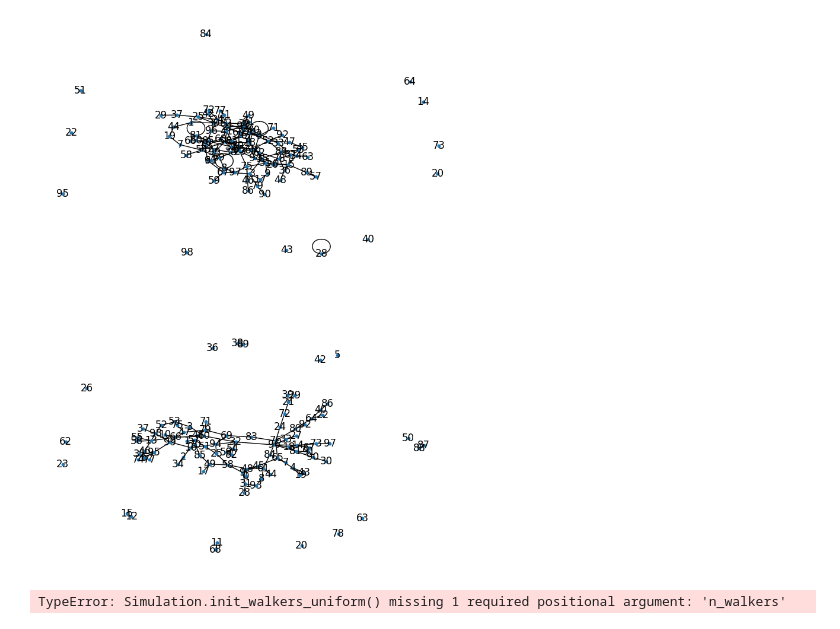
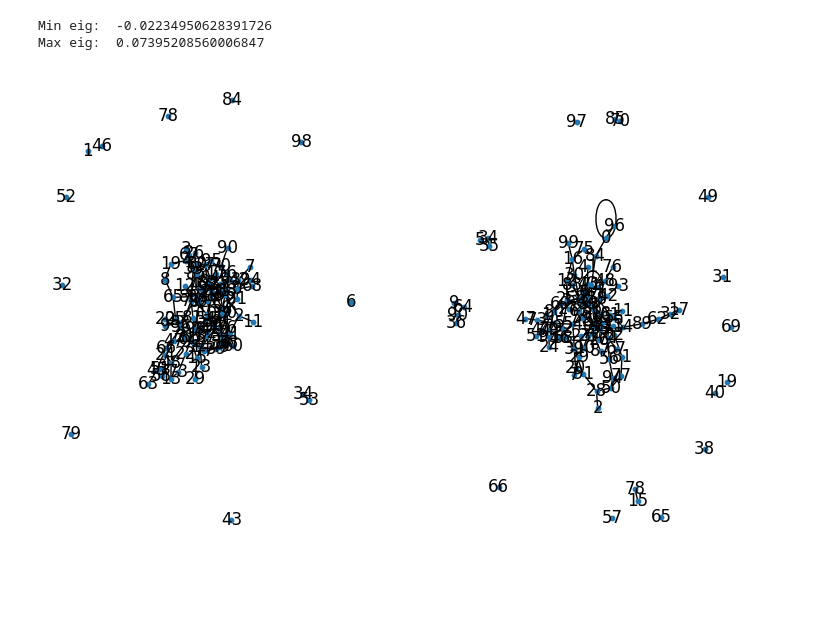
Before and after one commit to andrinr/uzh-networks, a Jupyter notebook: ex11/main.ipynb, the cells around one changed output. Cells and saved outputs as stored; diff of their text form; code cells hidden in the pictures; blank space fills up the shorter version.

```diff
--- a/ex11/main.ipynb
+++ b/ex11/main.ipynb
@@ -42,23 +28,26 @@ for i in range(n_graphs):
 # %%
-def compute_B(G, D_I, beta, mu):
-    N = G.number_of_nodes()
-    B = np.zeros((N,N))
-    A = nx.to_numpy_array(G)
-    degs = np.array([d for v, d in G.degree()])
+def compute_B(G, D_I, beta, mu, n_walkers):
+    largest_cc = max(nx.connected_components(G), key=len)
+    F = G.subgraph(largest_cc).copy()
+
+    N_tilde = F.number_of_nodes()
+    B = np.zeros((N_tilde,N_tilde))
+    A = nx.to_numpy_array(F)
+    degs = np.array([d for v, d in F.degree()])
+
     avg_deg = np.average(degs)
-    for i in range(N):
-        for j in range(N):
+    for i in range(N_tilde):
+        for j in range(N_tilde):
             eq = int(i == j)
-            B[i,j] += eq * ((beta * N) / (avg_deg * N) * degs[i] - mu - D_I)
-            if degs[j] != 0:
-                B[i,j] += (1- eq) * D_I * A[j,i] / degs[j]
+            B[i,j] += eq * ((beta * n_walkers) / (avg_deg * N_tilde) * degs[i] - mu - D_I)
+            B[i,j] += (1- eq) * D_I * A[j,i] / degs[j]
     return B
 # %%
-Bs = []
 D_S = 1.0
 D_I = 0.1
 beta = 1 / 1000
 mu = 1 / 10
+n_walkers = 5000
 
 min_eig = np.inf
 max_eig = -np.inf
@@ -67,29 +56,27 @@ G_1 = None
 G_2 = None
 
 for i in range(n_graphs):
-    B = compute_B(graphs[i], D_I, beta, mu)
+    B = compute_B(graphs[i], D_I, beta, mu, n_walkers)
     eig, _ = np.linalg.eig(B)
-    eig_max = np.max(eig)
+    c = np.max(eig)
 
-    if eig_max < min_eig:
-        min_eig = eig_max
+    if c < min_eig:
+        min_eig = c
         G_1 = graphs[i]
 
-    if eig_max > max_eig:
-        max_eig = eig_max
+    if c > max_eig:
+        max_eig = c
         G_2 = graphs[i]
+
+print("Min eig: ", min_eig)
+print("Max eig: ", max_eig)
+# %% [output]
+Min eig:  -0.02234950628391726
+Max eig:  0.07395208560006847
 # %%
-fig, (ax1, ax2) = plt.subplots(nrows=2, ncols=1, figsize=(9, 12))
+fig, (ax1, ax2) = plt.subplots(nrows=1, ncols=2, figsize=(9, 6))
 
 nx.draw(G_1, node_size = 10, with_labels = True, ax = ax1)
 nx.draw(G_2, node_size = 10, with_labels = True, ax = ax2)
 # %% [output]
-[figure, old version]
+[figure, new version]
-# %%
-# all walkers start at node 10
-sim_1 = Simulation(G_1, D_S, D_I, beta, mu)\
-    .init_walkers_uniform(5000)\
-    .infect_walkers(0.01)\
-    .run(10)
-# %% [output]
-TypeError: Simulation.init_walkers_uniform() missing 1 required positional argument: 'n_walkers'
```
Also changed, not shown: parts of 6 cells of this notebook, 2 other files.
